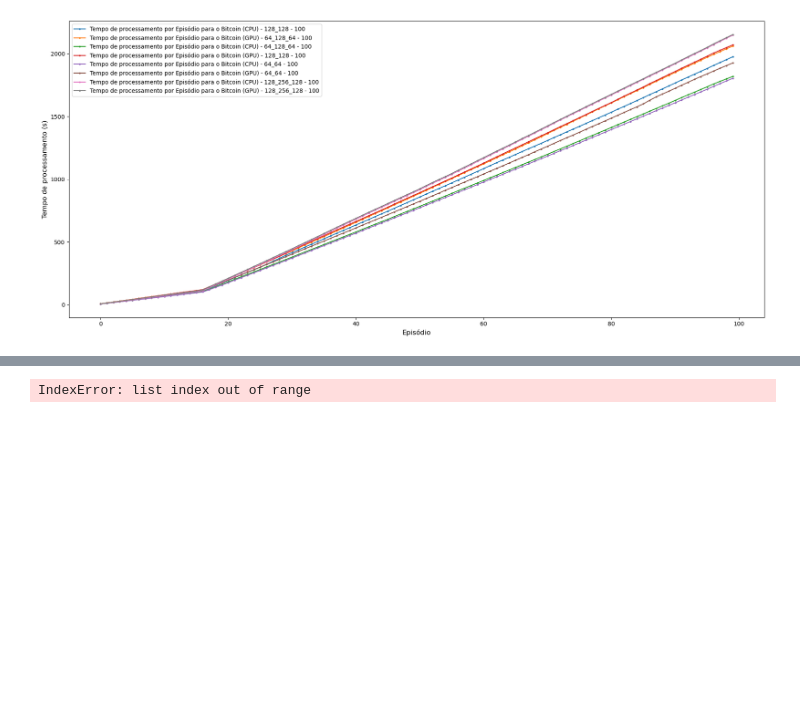
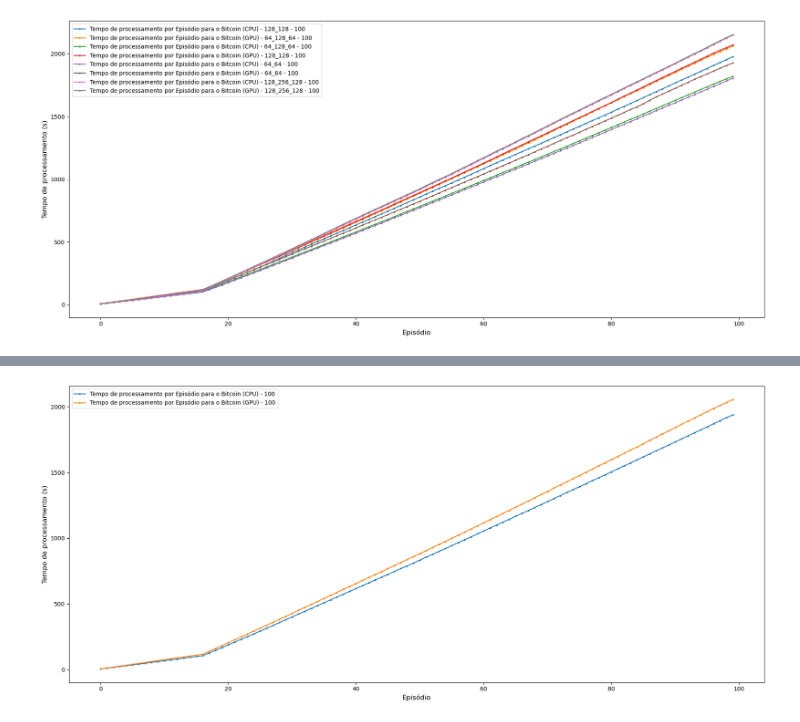
Before and after one commit to douglasnacl/master, a Jupyter notebook: build-table.ipynb, the cells around one changed output, grey strips where cells are left out. Cells and saved outputs as stored; diff of their text form; code cells hidden in the pictures; blank space fills up the shorter version.

```diff
--- a/build-table.ipynb
+++ b/build-table.ipynb
@@ -320,7 +320,7 @@ plot_data(directories_dict[5], axis=('time_to_process', 'Step'), title='Close')
 [figure]
 [figure]
 # %%
-def plot_data_agg(directories_dict_list, axis, axis_label='', should_save_image=False):
+def plot_data_avg(directories_dict_list, axis, axis_label='', should_save_image=False):
     def get_network_architecture(input_text):
         input = re.search(r'input: (\d+)', input_text).group(1)
 
@@ -337,13 +337,22 @@ def plot_data_agg(directories_dict_list, axis, axis_label='', should_save_image=
 
     def get_file_name(title, input_text,length, type='file'):
 
-        hidden_layers = re.search(r'internals: \((.*?)\)', input_text).group(1)
-        hidden_layers = hidden_layers.split(', ')
+        if input_text != '':
+            hidden_layers = re.search(r'internals: \((.*?)\)', input_text).group(1)
+            hidden_layers = hidden_layers.split(', ')
+        else:
+            hidden_layers = None
 
-        if type == 'file':
-            return f"{title} - {'_'.join(hidden_layers)} - {length}"
-        elif type == 'image':
-            return f"{title} - {'_'.join(hidden_layers)} - {length}".replace(" ", "_")
+        if hidden_layers:
+            if type == 'file':
+                return f"{title} - {'_'.join(hidden_layers)} - {length}"
+            elif type == 'image':
+                return f"{title} - {'_'.join(hidden_layers)} - {length}".replace(" ", "_")
+        else:
+            if type == 'file':
+                return f"{title} - {length}"
+            elif type == 'image':
+                return f"{title} - {length}".replace(" ", "_")
 
     def translate_fn(key, type='title'):
         translate_dict = {
@@ -372,42 +381,49 @@ def plot_data_agg(directories_dict_list, axis, axis_label='', should_save_image=
         else:
             return x
 
     fig, ax = plt.subplots(figsize=(18, 8))
 
+    df_cpu = []
+    df_gpu = []
     for directories_dict in directories_dict_list:
         df = directories_dict.get('dataframe')
         if len(df) > 150:
             continue
         x, y = axis
         x_label, y_label = axis_label if isinstance(axis_label, tuple) else axis
         df = directories_dict.get('dataframe')
-        label = f"{translate_fn(y_label, 'title')} por {translate_fn(x_label, 'title')} para o {'Bitcoin' if directories_dict.get('stock_name') == 'BTCUSD_1h' else 'Ethereum'} ({directories_dict.get('processing_device')})"
-        subtitle = directories_dict.get("network_architecture")
-        label = get_file_name(label, subtitle, len(df))
-        print(label)
-        ax.plot(df[x], df[y], marker='o', linestyle='-', markersize=2, label=label)
+        if directories_dict.get('processing_device') == 'CPU':
+            df_cpu.append(df)
+            label_cpu = f"{translate_fn(y_label, 'title')} por {translate_fn(x_label, 'title')} para o {'Bitcoin' if directories_dict.get('stock_name') == 'BTCUSD_1h' else 'Ethereum'} ({directories_dict.get('processing_device')})"
+            label_cpu = get_file_name(label_cpu, "", len(df))
+        else:
+            df_gpu.append(df)
+            label_gpu = f"{translate_fn(y_label, 'title')} por {translate_fn(x_label, 'title')} para o {'Bitcoin' if directories_dict.get('stock_name') == 'BTCUSD_1h' else 'Ethereum'} ({directories_dict.get('processing_device')})"
+            label_gpu = get_file_name(label_gpu, "", len(df))
+
+    # Average CPU
+    df_avg_cpu = pd.concat(df_cpu).groupby(x).mean().reset_index()
+    df_avg_gpu = pd.concat(df_gpu).groupby(x).mean().reset_index()
 
 
-
-        # if should_save_image:
-        #     df.to_csv(f"./runs/data/{get_file_name(label, subtitle, len(df))}.csv", index=False)
-        #     plt.savefig(f"./runs/images/{get_file_name(label, subtitle, len(df), type='image')}.png")
-
+    # subtitle = directories_dict.get("network_architecture")
+    ax.plot(df_avg_cpu[x], df_avg_cpu[y], marker='o', linestyle='-', markersize=2, label=label_cpu)
+    ax.plot(df_avg_gpu[x], df_avg_gpu[y], marker='o', linestyle='-', markersize=2, label=label_gpu)
     ax.set_xlabel(translate_fn(x_label, 'label'), fontsize=12)
     ax.set_ylabel(translate_fn(y_label, 'label'), fontsize=12)
 
     title = "Comparação de Gráficos"
     # ax.set_title(title, fontsize=22)
 
     ax.legend(loc='best')
     plt.tight_layout()
 
     if should_save_image:
         plt.savefig(f"./runs/images/{get_file_name(title, '', 0, type='image')}.png")
 
     plt.show()
 
 
-plot_data_agg(directories_dict, axis=('Step', 'time_to_process'), should_save_image=False)
+plot_data_avg(directories_dict, axis=('Step', 'time_to_process'), should_save_image=False)
 # %% [output]
-IndexError: list index out of range
+[figure, added]
```
Also changed, not shown: parts of 3 cells of this notebook, 1 other file.
